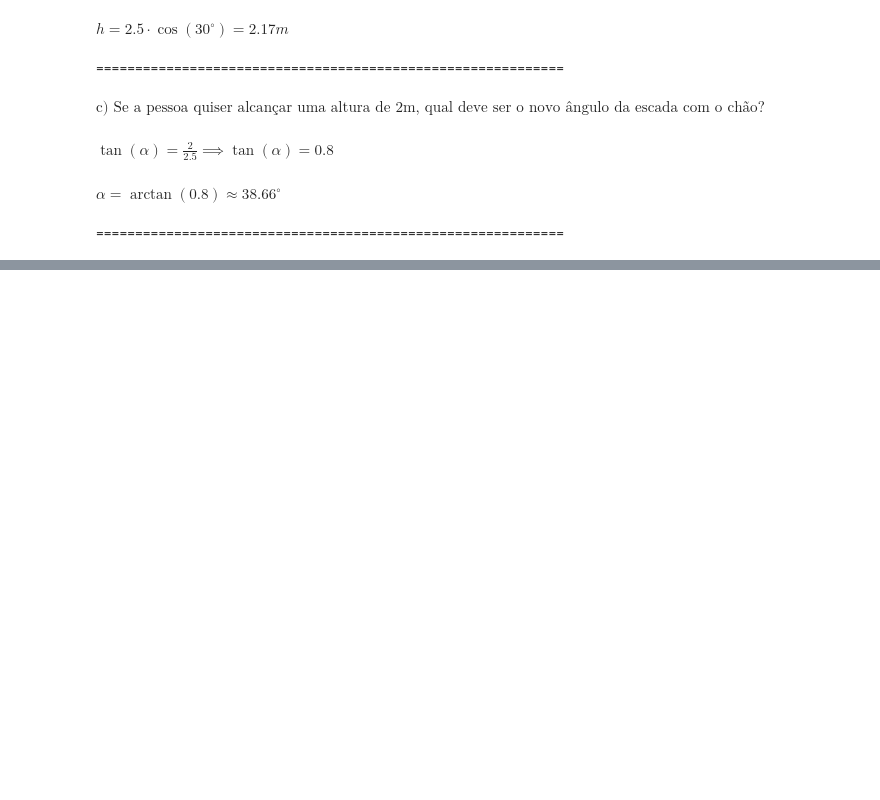
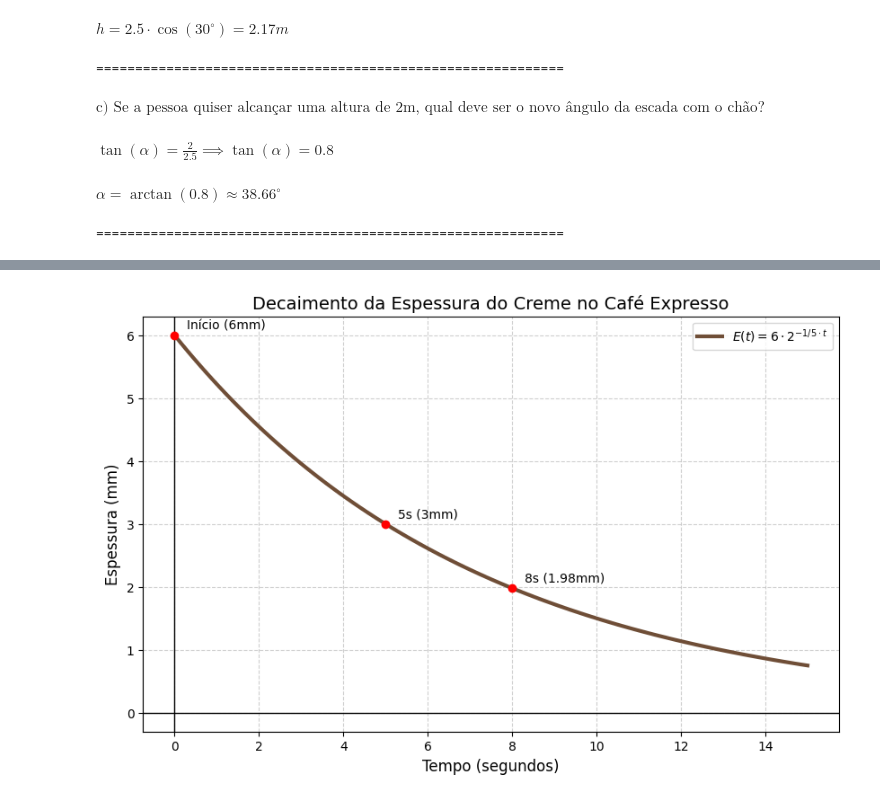
Before and after one commit to SUGURU-Get0U/RAs_python, a Jupyter notebook: TDE01.ipynb, the cells around one changed output, grey strips where cells are left out. Cells and saved outputs as stored; diff of their text form; code cells hidden in the pictures; blank space fills up the shorter version.

```diff
--- a/TDE01.ipynb
+++ b/TDE01.ipynb
@@ -88,0 +160,82 @@ $\displaystyle \alpha = \arctan(0.8) \approx 38.66^\circ$
+# %%
+# =======================================================================================================
+# Importacao de bibliotecas para o trablalho
+import math
+from IPython.display import display, Math # biblioteca para mostrar as equacoes!
+import numpy as np
+import matplotlib.pyplot as plt # Graficos
+import sympy as sy
+
+# =======================================================================================
+# EXERCICIO 3
+'''
+3) A espessura da camada de creme formada sobre um café expresso na xícara, servido na cafeteria A,
+no decorrer do tempo, é descrita pela função E(t) = a * 2^(bt), onde t >= 0 é o tempo (em segundos)
+e a e b são números reais. Sabendo que inicialmente a espessura do creme é de 6 milímetros e que,
+depois de 5 segundos, se reduziu em 50%.
+'''
+
+# a) Qual a espessura depois de 8 segundos?
+display(Math(r'\text{a) Determinar a espessura } E(t) \text{ para } t = 8:'))
+
+# --- PASSO 1: Encontrar 'a' (Espessura inicial t=0) ---
+display(Math(r'E(0) = a \cdot 2^{b \cdot 0} = a \cdot 1 = 6'))
+a = 6
+
+# --- PASSO 2: Encontrar 'b' (Usando t=5 e redução de 50%) ---
+# Se reduziu 50%, a nova espessura é 3mm --> 6 / 2.
+# 3 = 6 * 2^(b * 5)
+display(Math(r'0.5 = 2^{5 \cdot b} = 2^{-1} = 2^{5 \cdot b} = -1 = 5b -> b = -1/5'))
+b = -1/5
+
+# --- PASSO 3: Calcular para t = 8 ---
+t_alvo = 8
+espessura_8s = a * (2**(b * t_alvo))
+
+# Exibição Matemática
+display(Math(r'E(t) = 6 \cdot 2^{-1/5 * 8}'))
+display(Math(rf'E(8) = 6 \cdot 2^{{-1/5 * 8}} \approx {espessura_8s:.2f}mm'))
+print(("==" * 30))
+
+# b) Plote o gráfico da espessura em função do tempo.
+# Definindo a função baseada nos seus cálculos
+def E(t):
+    return 6 * (2**(-1/5 * t))
+
+# Criando os dados para a curva (de 0 a 15 segundos)
+t_espaco = np.linspace(0, 15, 100)
+e_valores = E(t_espaco)
+
+# Criando a figura
+plt.figure(figsize=(10, 6))
+
+# Plotando a linha do decaimento
+plt.plot(t_espaco, e_valores, color='#6F4E37', linewidth=3, label=r'$E(t) = 6 \cdot 2^{-1/5 \cdot t}$')
+
+# Destacando os pontos específicos que você calculou
+pontos_t = [0, 5, 8]
+pontos_e = [E(0), E(5), E(8)]
+labels = ['Início (6mm)', '5s (3mm)', f'8s ({E(8):.2f}mm)']
+
+for i in range(len(pontos_t)):
+    # Desenha o ponto vermelho
+    plt.scatter(pontos_t[i], pontos_e[i], color='red', zorder=5)
+    # Adiciona o rótulo ao lado do ponto
+    plt.annotate(labels[i], (pontos_t[i], pontos_e[i]),
+                 textcoords="offset points", xytext=(10,5), ha='left', fontsize=10)
+
+# Linhas
+plt.title('Decaimento da Espessura do Creme no Café Expresso', fontsize=14)
+plt.xlabel('Tempo (segundos)', fontsize=12)
+plt.ylabel('Espessura (mm)', fontsize=12)
+plt.grid(True, linestyle='--', alpha=0.6)
+plt.axhline(0, color='black', linewidth=1)
+plt.axvline(0, color='black', linewidth=1)
+plt.legend()
+
+# Mostrando o gráfico
+plt.show()
+
+# c) Analise o comportamento da função quando o tempo for muito grande, tender ao infinito. Interprete o
+# resultado no contexto físico do problema.
+# %% [output]
@@ -88,0 +248 @@ $\displaystyle \alpha = \arctan(0.8) \approx 38.66^\circ$
+[figure, added]
```
Also changed, not shown: parts of 3 cells of this notebook.
